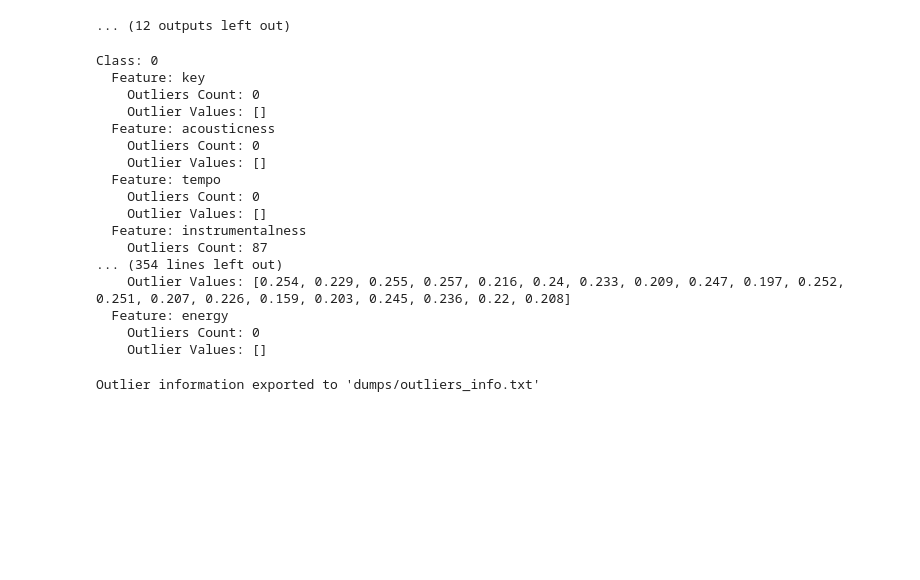
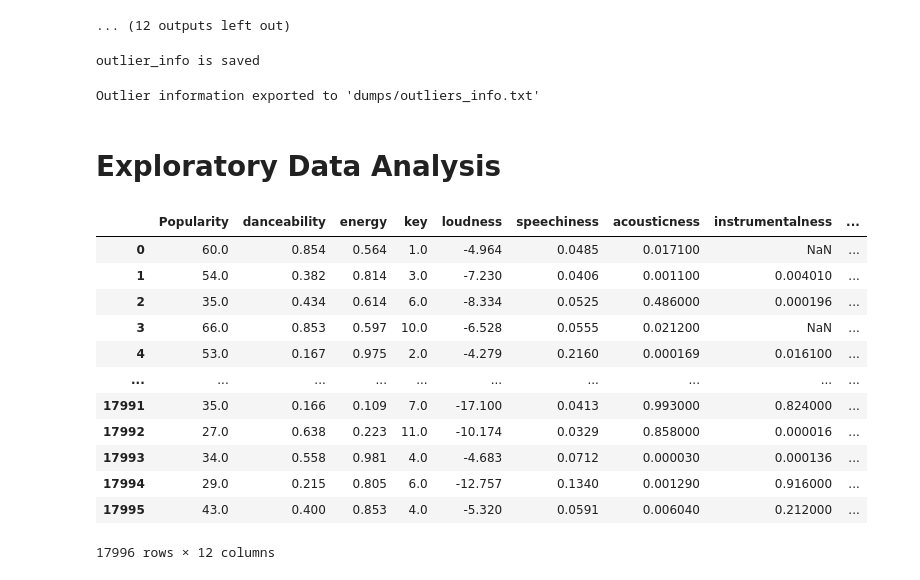
Before and after one commit to bewba/STINTSY-MP, a Jupyter notebook: STINSTY.ipynb, the cells around one changed output. Cells and saved outputs as stored; diff of their text form; code cells hidden in the pictures; blank space fills up the shorter version.

```diff
--- a/STINSTY.ipynb
+++ b/STINSTY.ipynb
@@ -198,30 +204,9 @@ for cls in range(10):
             'values': outliers[column].tolist()
         }
 
-for cls, features in outlier_info.items():
-    print(f"Class: {cls}")
-    for feature, info in features.items():
-        print(f"  Feature: {feature}")
-        print(f"    Outliers Count: {info['count']}")
-        print(f"    Outlier Values: {info['values']}")
+print("outlier_info is saved")
 # %% [output]
-Class: 0
-  Feature: key
-    Outliers Count: 0
-    Outlier Values: []
-  Feature: acousticness
-    Outliers Count: 0
-    Outlier Values: []
-  Feature: tempo
-    Outliers Count: 0
-    Outlier Values: []
-  Feature: instrumentalness
-    Outliers Count: 87
-... (354 lines left out)
-    Outlier Values: [0.254, 0.229, 0.255, 0.257, 0.216, 0.24, 0.233, 0.209, 0.247, 0.197, 0.252, 0.251, 0.207, 0.226, 0.159, 0.203, 0.245, 0.236, 0.22, 0.208]
-  Feature: energy
-    Outliers Count: 0
-    Outlier Values: []
+outlier_info is saved
 # %%
 os.makedirs('dumps', exist_ok=True)
 
@@ -237,3 +222,22 @@ with open('dumps/outliers_info.txt', 'w') as file:
 print("Outlier information exported to 'dumps/outliers_info.txt'")
 # %% [output]
 Outlier information exported to 'dumps/outliers_info.txt'
+# %% [markdown]
+# Exploratory Data Analysis
+# %%
+new_df = df.drop(['Artist Name', 'Track Name', 'Class', 'mode','time_signature'], axis=1)
+new_df
+# %% [output]
+|  | Popularity | danceability | energy | key | loudness | speechiness | acousticness | instrumentalness | ... |
+| 0 | 60.0 | 0.854 | 0.564 | 1.0 | -4.964 | 0.0485 | 0.017100 | NaN | ... |
+| 1 | 54.0 | 0.382 | 0.814 | 3.0 | -7.230 | 0.0406 | 0.001100 | 0.004010 | ... |
+| 2 | 35.0 | 0.434 | 0.614 | 6.0 | -8.334 | 0.0525 | 0.486000 | 0.000196 | ... |
+| 3 | 66.0 | 0.853 | 0.597 | 10.0 | -6.528 | 0.0555 | 0.021200 | NaN | ... |
+| 4 | 53.0 | 0.167 | 0.975 | 2.0 | -4.279 | 0.2160 | 0.000169 | 0.016100 | ... |
+| ... | ... | ... | ... | ... | ... | ... | ... | ... | ... |
+| 17991 | 35.0 | 0.166 | 0.109 | 7.0 | -17.100 | 0.0413 | 0.993000 | 0.824000 | ... |
+| 17992 | 27.0 | 0.638 | 0.223 | 11.0 | -10.174 | 0.0329 | 0.858000 | 0.000016 | ... |
+| 17993 | 34.0 | 0.558 | 0.981 | 4.0 | -4.683 | 0.0712 | 0.000030 | 0.000136 | ... |
+| 17994 | 29.0 | 0.215 | 0.805 | 6.0 | -12.757 | 0.1340 | 0.001290 | 0.916000 | ... |
+| 17995 | 43.0 | 0.400 | 0.853 | 4.0 | -5.320 | 0.0591 | 0.006040 | 0.212000 | ... |
+17996 rows × 12 columns
```
Also changed, not shown: parts of 5 cells of this notebook.
